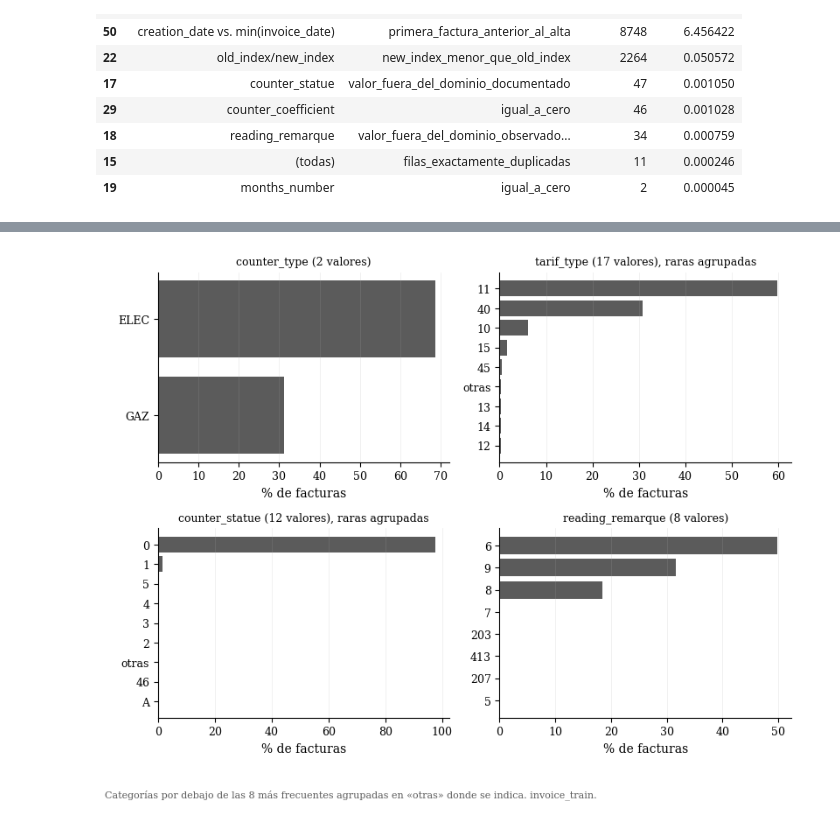
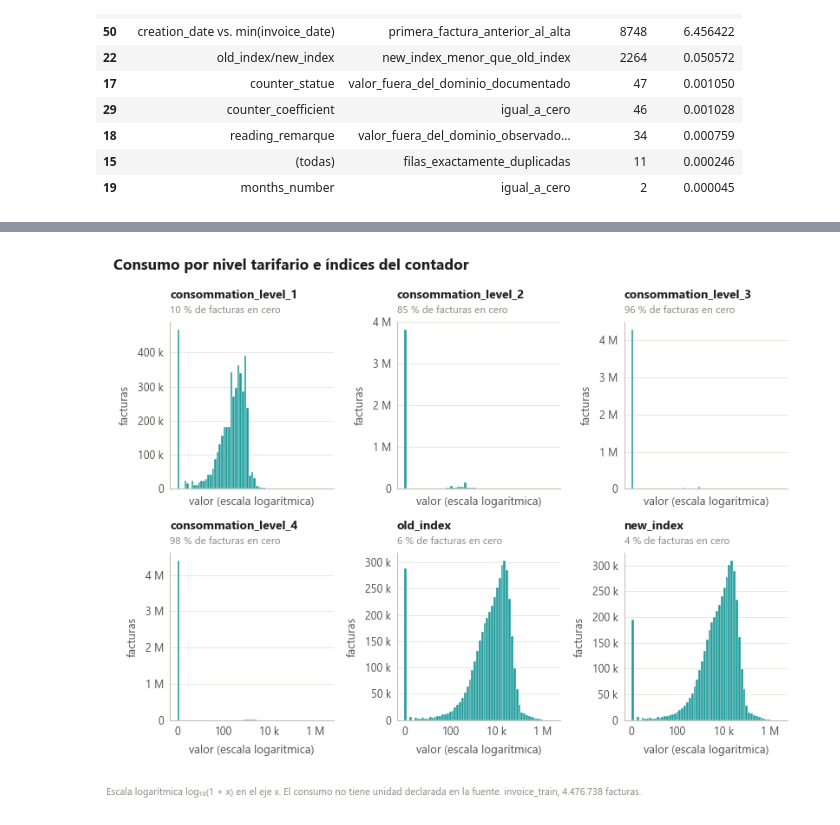
Before and after one commit to omedinaavilla/Fraud-detection-in-Energy-Consume, a Jupyter notebook: notebooks/01_eda.ipynb, the cells around one changed output, grey strips where cells are left out. Saved outputs shown, nothing was run; the diff lists cells and outputs as text; code cells hidden in the pictures.

```diff
--- a/notebooks/01_eda.ipynb
+++ b/notebooks/01_eda.ipynb
@@ -420,13 +445,0 @@ gráfico con cuarenta barras no responde ninguna pregunta.
-# %%
-fig, axes = plt.subplots(2, 3, figsize=fg.FIGSIZE_GRID)
-columnas = CONS + ["old_index", "new_index"]
-for ax, col in zip(axes.ravel(), columnas):
-    fg.plot_log_histogram(ax, invoice_train[col].to_numpy(), color=fg.COLOR_NEUTRAL)
-    pct_cero = 100 * float((invoice_train[col] == 0).mean())
-    ax.set_title(f"{col}\n{pct_cero:.0f} % en cero".replace(".", ","), fontsize=9)
-    ax.set_xlabel("log₁₀(1 + valor)")
-fig.suptitle("Consumo por nivel tarifario e índices del contador", fontsize=11)
-fig.tight_layout()
-fg.add_caption(fig, "Escala logarítmica en el eje x. El consumo no tiene unidad declarada "
-                    "en la fuente. invoice_train, 4.476.738 facturas.")
-fg.save_figure(fig, FIGURES / "fig_univ_consumo_indices.png")
@@ -435,17 +474,16 @@ fg.save_figure(fig, FIGURES / "fig_univ_consumo_indices.png")
 # %%
-fig, axes = plt.subplots(2, 2, figsize=fg.FIGSIZE_GRID)
-for ax, col in zip(axes.ravel(), ["counter_type", "tarif_type", "counter_statue",
-                                  "reading_remarque"]):
-    agrupada, agrupo = uni.maybe_group(invoice_train[col], top_k=8)
-    vc = agrupada.value_counts()
-    fg.plot_barh_frequency(ax, vc.index.tolist(), (100 * vc / len(invoice_train)).tolist(),
-                           xlabel="% de facturas")
-    ax.set_title(f"{col} ({invoice_train[col].nunique()} valores)" +
-                 (", raras agrupadas" if agrupo else ""), fontsize=9)
+fig, axes = plt.subplots(2, 3, figsize=fg.FIGSIZE_GRID, sharex=True)
+columnas = CONS + ["old_index", "new_index"]
+for ax, col in zip(axes.ravel(), columnas):
+    fg.plot_log_histogram(ax, invoice_train[col].to_numpy(), color=fg.COLOR_NEUTRAL)
+    pct_cero = 100 * float((invoice_train[col] == 0).mean())
+    fg.set_title(ax, col, f"{fg.es_number(pct_cero, 0)} % de facturas en cero", size=10)
+    ax.set_xlabel("valor (escala logarítmica)")
+fig.suptitle("Consumo por nivel tarifario e índices del contador", x=0.01, ha="left")
 fig.tight_layout()
-fg.add_caption(fig, "Categorías por debajo de las 8 más frecuentes agrupadas en «otras» "
-                    "donde se indica. invoice_train.")
-fg.save_figure(fig, FIGURES / "fig_univ_categoricas.png")
+fg.add_caption(fig, "Escala logarítmica log₁₀(1 + x) en el eje x. El consumo no tiene unidad "
+                    f"declarada en la fuente. invoice_train, {uni.mil(len(invoice_train))} facturas.")
+fg.save_figure(fig, FIGURES / "fig_univ_consumo_indices.png")
 # %% [output]
-[figure, old version]
+[figure, new version]
 # %%
```
Also changed, not shown: parts of 78 cells of this notebook, 22 other files.
